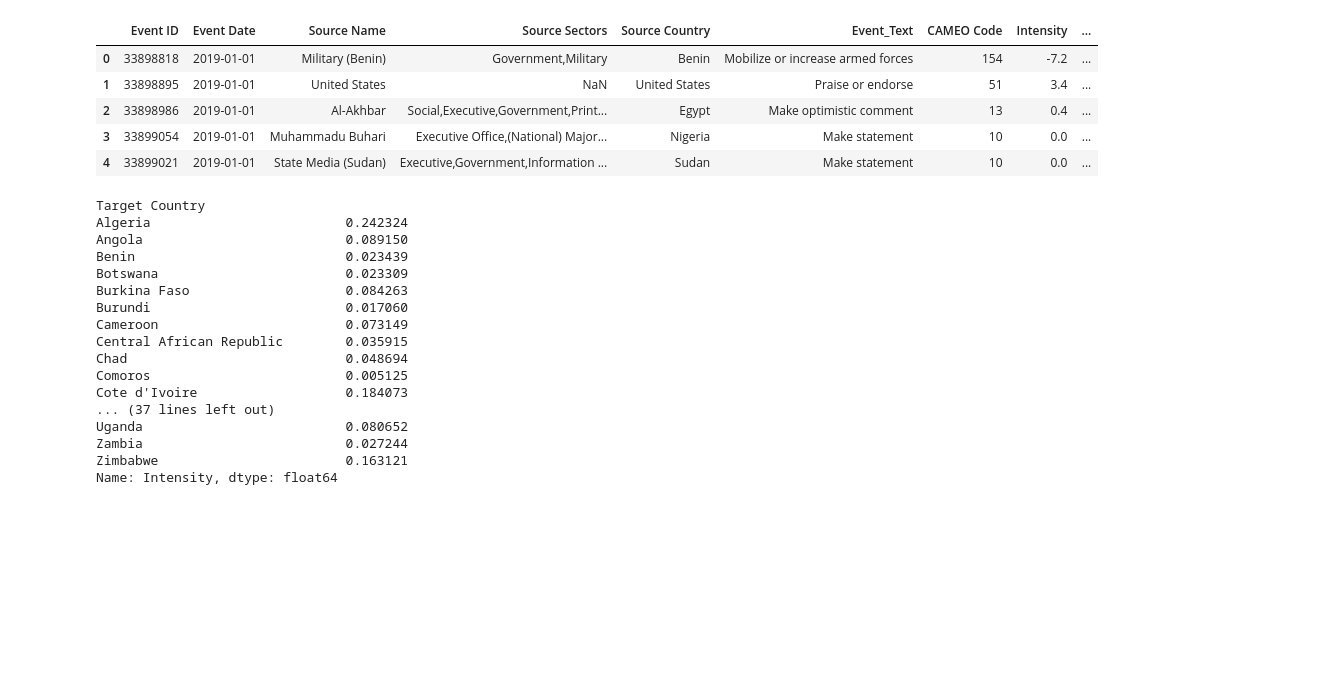
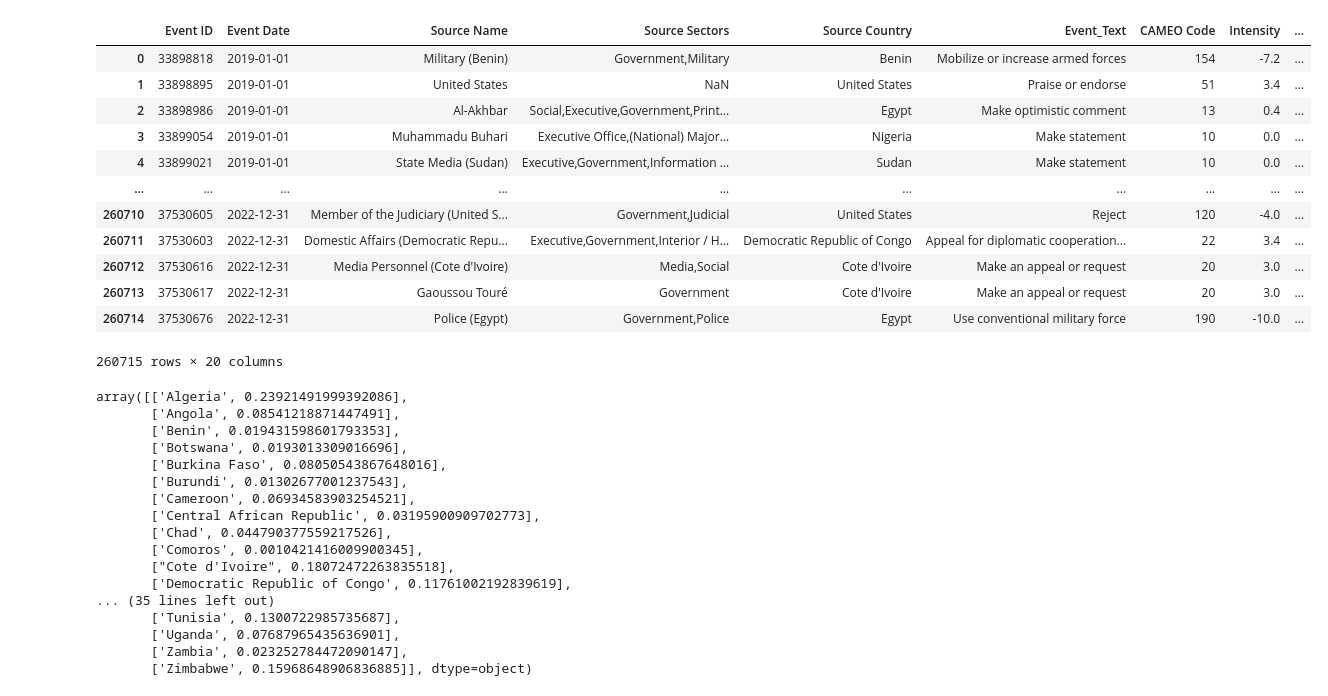
Before and after one commit to jlioanag/Xinfo2023-Map, a Jupyter notebook: negative.ipynb, the cells around one changed output. Drawn from its saved outputs; the diff is of its cells as text; code cells hidden in the pictures; blank space fills up the shorter version.

```diff
--- a/negative.ipynb
+++ b/negative.ipynb
@@ -4,10 +32,17 @@ import pandas as pd
 # %%
-conflicts = pd.read_csv("african_conflicts.csv")
-conflicts.head()
+conflict_df = pd.read_csv("african_conflicts.csv")
+conflict_df
 # %% [output]
 |  | Event ID | Event Date | Source Name | Source Sectors | Source Country | Event_Text | CAMEO Code | Intensity | ... |
 | 0 | 33898818 | 2019-01-01 | Military (Benin) | Government,Military | Benin | Mobilize or increase armed forces | 154 | -7.2 | ... |
 | 1 | 33898895 | 2019-01-01 | United States | NaN | United States | Praise or endorse | 51 | 3.4 | ... |
 | 2 | 33898986 | 2019-01-01 | Al-Akhbar | Social,Executive,Government,Print... | Egypt | Make optimistic comment | 13 | 0.4 | ... |
 | 3 | 33899054 | 2019-01-01 | Muhammadu Buhari | Executive Office,(National) Major... | Nigeria | Make statement | 10 | 0.0 | ... |
 | 4 | 33899021 | 2019-01-01 | State Media (Sudan) | Executive,Government,Information ... | Sudan | Make statement | 10 | 0.0 | ... |
+| ... | ... | ... | ... | ... | ... | ... | ... | ... | ... |
+| 260710 | 37530605 | 2022-12-31 | Member of the Judiciary (United S... | Government,Judicial | United States | Reject | 120 | -4.0 | ... |
+| 260711 | 37530603 | 2022-12-31 | Domestic Affairs (Democratic Repu... | Executive,Government,Interior / H... | Democratic Republic of Congo | Appeal for diplomatic cooperation... | 22 | 3.4 | ... |
+| 260712 | 37530616 | 2022-12-31 | Media Personnel (Cote d'Ivoire) | Media,Social | Cote d'Ivoire | Make an appeal or request | 20 | 3.0 | ... |
+| 260713 | 37530617 | 2022-12-31 | Gaoussou Touré | Government | Cote d'Ivoire | Make an appeal or request | 20 | 3.0 | ... |
+| 260714 | 37530676 | 2022-12-31 | Police (Egypt) | Government,Police | Egypt | Use conventional military force | 190 | -10.0 | ... |
+260715 rows × 20 columns
@@ -18,20 +49,24 @@ normalized = conflict_occ/max_occ
-# %%
-normalized
-# %% [output]
-Target Country
-Algeria                         0.242324
-Angola                          0.089150
-Benin                           0.023439
-Botswana                        0.023309
-Burkina Faso                    0.084263
-Burundi                         0.017060
-Cameroon                        0.073149
-Central African Republic        0.035915
-Chad                            0.048694
-Comoros                         0.005125
-Cote d'Ivoire                   0.184073
-... (37 lines left out)
-Uganda                          0.080652
-Zambia                          0.027244
-Zimbabwe                        0.163121
-Name: Intensity, dtype: float64
+# %%
+intensity_occr = np.array(conflict_df.groupby(["Target Country"]).count()["Intensity"]).reshape(-1, 1)
+scaler = MinMaxScaler()
+normalized = scaler.fit_transform(intensity_occr)
+data = np.concatenate((np.sort(conflict_df["Target Country"].unique()).reshape(-1, 1), normalized), axis=1)
+data
+# %% [output]
+array([['Algeria', 0.23921491999392086],
+       ['Angola', 0.08541218871447491],
+       ['Benin', 0.019431598601793353],
+       ['Botswana', 0.0193013309016696],
+       ['Burkina Faso', 0.08050543867648016],
+       ['Burundi', 0.01302677001237543],
+       ['Cameroon', 0.06934583903254521],
+       ['Central African Republic', 0.03195900909702773],
+       ['Chad', 0.044790377559217526],
+       ['Comoros', 0.0010421416009900345],
+       ["Cote d'Ivoire", 0.18072472263835518],
+       ['Democratic Republic of Congo', 0.11761002192839619],
+... (35 lines left out)
+       ['Tunisia', 0.1300722985735687],
+       ['Uganda', 0.07687965435636901],
+       ['Zambia', 0.023252784472090147],
+       ['Zimbabwe', 0.15968648906836885]], dtype=object)
```
Also changed, not shown: parts of 5 cells of this notebook, 1 other file.
